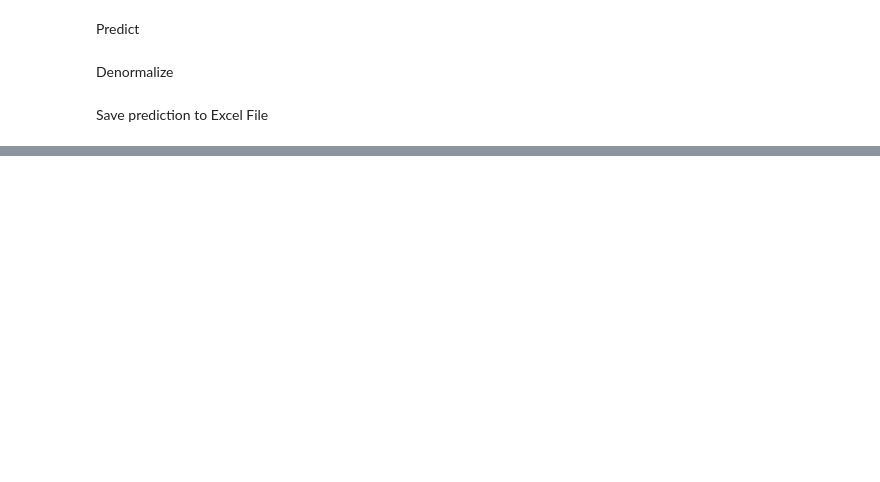
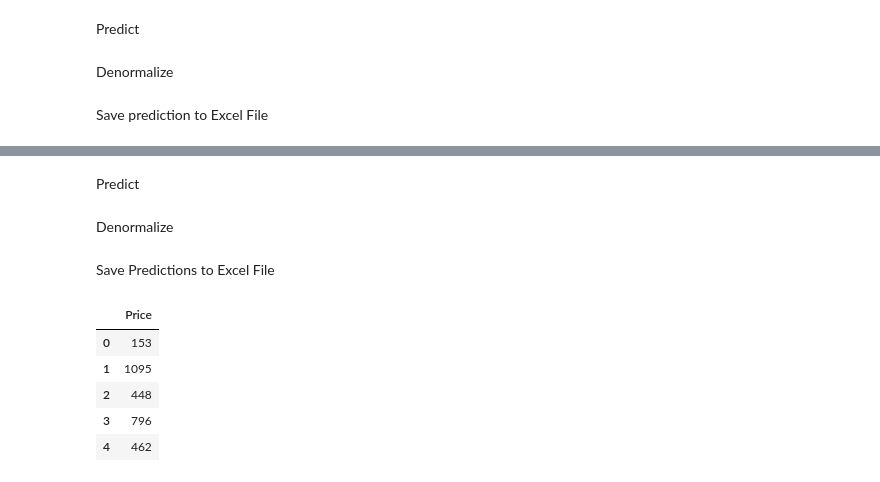
Before and after one commit to schatz06/EPL448_Project, a Jupyter notebook: Project.ipynb, the cells around one changed output, grey strips where cells are left out. Saved outputs shown, nothing was run; the diff lists cells and outputs as text; code cells hidden in the pictures; blank space fills up the shorter version.

```diff
--- a/Project.ipynb
+++ b/Project.ipynb
@@ -262,0 +352,2 @@ df.to_excel(filepath, index=False)
+# %% [markdown]
+Predict
@@ -262,0 +356,2 @@ df.to_excel(filepath, index=False)
+# %% [markdown]
+Denormalize
@@ -262,0 +360,15 @@ df.to_excel(filepath, index=False)
+# %% [markdown]
+Save Predictions to Excel File
+# %%
+df2 = pd.DataFrame(actual_prices.astype(int))
+df2.columns=['Price']
+filepath = 'Predictions2.xlsx'
+df2.to_excel(filepath, index=False)
+df2.head()
+# %% [output]
+|  | Price |
+| 0 | 153 |
+| 1 | 1095 |
+| 2 | 448 |
+| 3 | 796 |
+| 4 | 462 |
```
Also changed, not shown: parts of 15 cells of this notebook.
